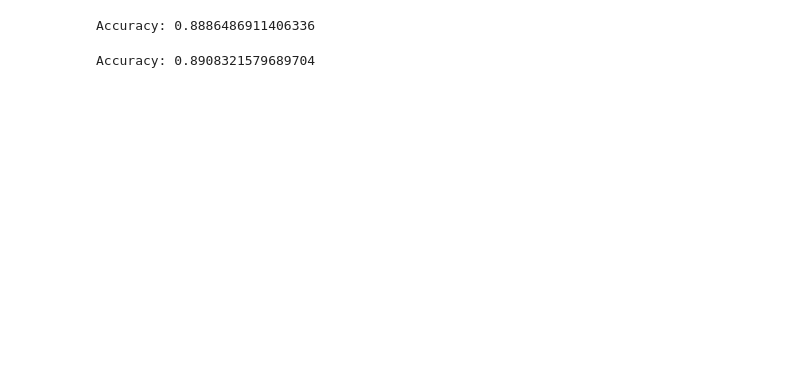
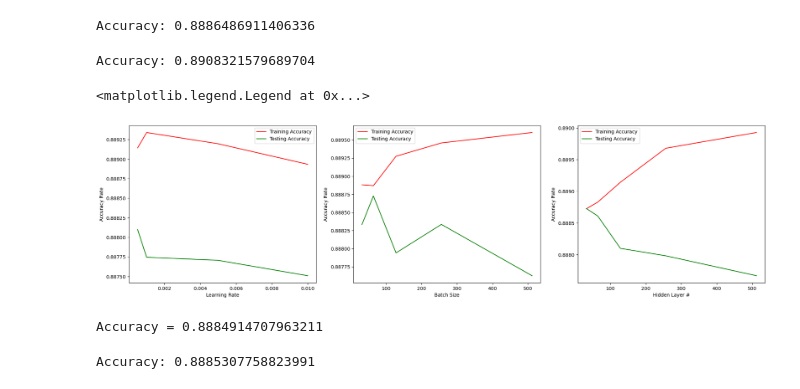
Before and after one commit to nikitamalinov/-Diabetes-130-US-hospitals-dataset, a Jupyter notebook: cs178-project.ipynb, the cells around one changed output. Saved outputs shown, nothing was run; the diff lists cells and outputs as text; code cells hidden in the pictures; blank space fills up the shorter version.

```diff
--- a/cs178-project.ipynb
+++ b/cs178-project.ipynb
@@ -356,0 +389,76 @@ Accuracy: 0.8908321579689704
+# %%
+# Hidden Layer Sizes
+hidden_layers = [32, 64, 128, 256, 512]
+hl_training_accuracy_rates = [[],] * len(hidden_layers)
+hl_testing_accuracy_rates = [[],] * len(hidden_layers)
+for i in range (len(hidden_layers)):
+    learner = MLPClassifier(hidden_layer_sizes=hidden_layers[i], activation='relu', learning_rate='constant',
+                            learning_rate_init=0.0005,solver='adam', alpha=0.001, max_iter=20,
+                            validation_fraction=0.1, random_state=seed)
+    learner.fit (X_train, y_train)
+    hl_training_accuracy_rates[i] = accuracy_score (learner.predict (X_train), y_train)
+    hl_testing_accuracy_rates[i] = accuracy_score (learner.predict (X_test), y_test)
+# %%
+# Batch Sizes
+batch_sizes = [32, 64, 128, 256, 512]
+bats_training_accuracy_rates = [[],] * len(batch_sizes)
+bats_testing_accuracy_rates = [[],] * len(batch_sizes)
+for i in range (len(batch_sizes)):
+    learner = MLPClassifier(hidden_layer_sizes=hidden_layers[i], activation='relu', learning_rate='constant',
+                            learning_rate_init=0.0005,solver='adam', alpha=0.001, max_iter=20,
+                            validation_fraction=0.1, random_state=seed, batch_size=batch_sizes[i])
+    learner.fit (X_train, y_train)
+    bats_training_accuracy_rates[i] = accuracy_score (learner.predict (X_train), y_train)
+    bats_testing_accuracy_rates[i] = accuracy_score (learner.predict (X_test), y_test)
+# %%
+fig, ax = plt.subplots(1, 3, figsize=(24,6))
+
+ax[0].plot (learning_rates, lr_training_accuracy_rates, label="Training Accuracy", color='red')
+ax[0].plot (learning_rates, lr_testing_accuracy_rates, label="Testing Accuracy", color='green')
+ax[0].set_xlabel ("Learning Rate")
+ax[0].set_ylabel ("Accuracy Rate")
+ax[0].legend(fontsize=10, loc='upper right')
+
+ax[2].plot (hidden_layers, hl_training_accuracy_rates, label="Training Accuracy", color='red')
+ax[2].plot (hidden_layers, hl_testing_accuracy_rates, label="Testing Accuracy", color='green')
+ax[2].set_xlabel ("Hidden Layer #")
+ax[2].set_ylabel ("Accuracy Rate")
+ax[2].legend(fontsize=10, loc='upper left')
+
+ax[1].plot (batch_sizes, bats_training_accuracy_rates, label="Training Accuracy", color='red')
+ax[1].plot (batch_sizes, bats_testing_accuracy_rates, label="Testing Accuracy", color='green')
+ax[1].set_xlabel ("Batch Size")
+ax[1].set_ylabel ("Accuracy Rate")
+ax[1].legend(fontsize=10, loc='upper left')
+# %% [output]
+<matplotlib.legend.Legend at 0x...>
+[figure, added]
+# %%
+# Using the parameters that resulted in the best accuracy rates.
+learner = MLPClassifier(hidden_layer_sizes=32, activation='relu', learning_rate='constant',
+                            learning_rate_init=0.0005,solver='adam', alpha=0.001, max_iter=20,
+                            validation_fraction=0.1, random_state=seed, batch_size=64)
+learner.fit (X_train, y_train)
+print (f"Accuracy = {accuracy_score (learner.predict (X_test), y_test)}")
+# %% [output]
+Accuracy = 0.8884914707963211
+# %%
+# Accuracy without cross Validatoin
+
+scaler = StandardScaler()
+X_train = scaler.fit_transform(X_train)
+X_test = scaler.transform(X_test)
+
+model = MLPClassifier(hidden_layer_sizes=(16, 8), activation='relu', solver='adam', alpha=0.001, max_iter=20, validation_fraction=0.1, random_state=seed)
+
+model.fit(X_train, y_train)
+
+y_pred = model.predict(X_test)
+
+# evaluate the model performance
+accuracy = accuracy_score(y_test, y_pred)
+confusion = confusion_matrix(y_test, y_pred)
+
+print(f'Accuracy: {accuracy}')
+# %% [output]
+Accuracy: 0.8885307758823991
```
Also changed, not shown: parts of 20 cells of this notebook.
